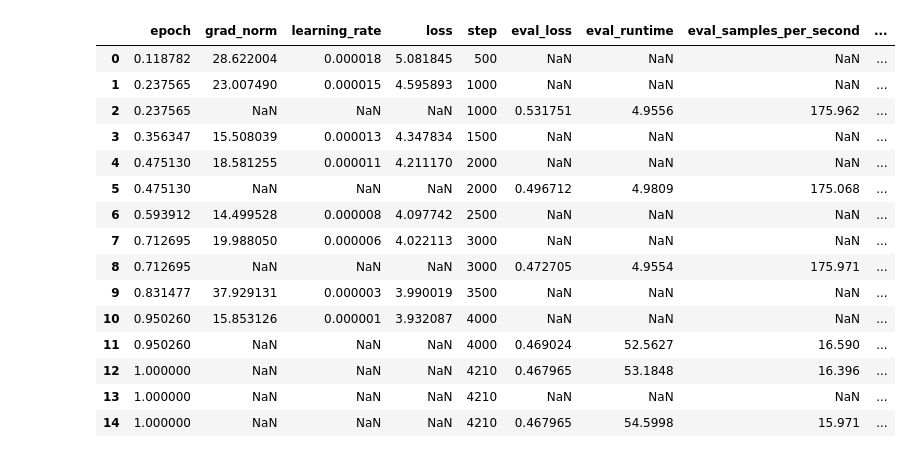
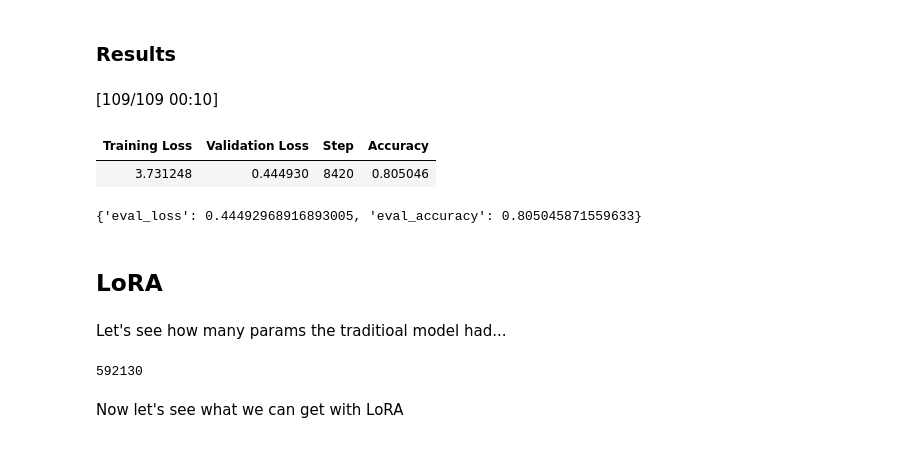
Before and after one commit to tzheng7679/cse5539_hw, a Jupyter notebook: prob_4.ipynb, the cells around one changed output. Cells and saved outputs as stored; diff of their text form; code cells hidden in the pictures.

```diff
--- a/prob_4.ipynb
+++ b/prob_4.ipynb
@@ -12,8 +11,0 @@ from datasets import load_dataset
-# %%
-# instantiate the model
-name = "answerdotai/ModernBERT-base"
-model = transformers.AutoModelForSequenceClassification.from_pretrained(
-    name,
-    dtype="auto",
-    num_labels=2,
-)
@@ -44,0 +82,2 @@ collator = transformers.DataCollatorWithPadding(tokenizer)
+# %%
+model = get_model()
@@ -47,28 +97,17 @@ collator = transformers.DataCollatorWithPadding(tokenizer)
 for param in model.base_model.parameters():
     param.requires_grad_(False)
 
-training_args = transformers.TrainingArguments(
-    output_dir="./drive/MyDrive/Colab Notebooks/ModernBert" if is_colab else './ModernBert',
-    num_train_epochs=1,
-    per_device_train_batch_size=2,
-    gradient_accumulation_steps=8,
-    bf16=True,
-    learning_rate=2e-5,
-    eval_strategy="steps",
-    eval_steps=1000,
-    save_strategy="steps",
-    save_steps=1000,
-    load_best_model_at_end=True,
-)
+# accuracy setup
+accuracy = evaluate.load("accuracy")
 
-trainer = transformers.Trainer(
-    model,
-    args=training_args,
-    train_dataset=ds["train"],
-    eval_dataset=ds["validation"],
-    processing_class=tokenizer,
-    data_collator=collator,
-)
+
+def calc_accuracy(p: EvalPrediction) -> dict:
+    return accuracy.compute(
+        predictions=p.predictions.argmax(axis=-1),  # type: ignore
+        references=p.label_ids,
+    )
+
+trainer = get_trainer(model, "sft")
 # %%
 trainer.train(resume_from_checkpoint=True)
 # %% [output]
@@ -80,19 +119,19 @@ TrainOutput(global_step=4210, training_loss=0.0, metrics={'train_runtime': 0.001
-# %%
-pd.DataFrame(trainer.state.log_history)
-# %% [output]
-|  | epoch | grad_norm | learning_rate | loss | step | eval_loss | eval_runtime | eval_samples_per_second | ... |
-| 0 | 0.118782 | 28.622004 | 0.000018 | 5.081845 | 500 | NaN | NaN | NaN | ... |
-| 1 | 0.237565 | 23.007490 | 0.000015 | 4.595893 | 1000 | NaN | NaN | NaN | ... |
-| 2 | 0.237565 | NaN | NaN | NaN | 1000 | 0.531751 | 4.9556 | 175.962 | ... |
-| 3 | 0.356347 | 15.508039 | 0.000013 | 4.347834 | 1500 | NaN | NaN | NaN | ... |
-| 4 | 0.475130 | 18.581255 | 0.000011 | 4.211170 | 2000 | NaN | NaN | NaN | ... |
-| 5 | 0.475130 | NaN | NaN | NaN | 2000 | 0.496712 | 4.9809 | 175.068 | ... |
-| 6 | 0.593912 | 14.499528 | 0.000008 | 4.097742 | 2500 | NaN | NaN | NaN | ... |
-| 7 | 0.712695 | 19.988050 | 0.000006 | 4.022113 | 3000 | NaN | NaN | NaN | ... |
-| 8 | 0.712695 | NaN | NaN | NaN | 3000 | 0.472705 | 4.9554 | 175.971 | ... |
-| 9 | 0.831477 | 37.929131 | 0.000003 | 3.990019 | 3500 | NaN | NaN | NaN | ... |
-| 10 | 0.950260 | 15.853126 | 0.000001 | 3.932087 | 4000 | NaN | NaN | NaN | ... |
-| 11 | 0.950260 | NaN | NaN | NaN | 4000 | 0.469024 | 52.5627 | 16.590 | ... |
-| 12 | 1.000000 | NaN | NaN | NaN | 4210 | 0.467965 | 53.1848 | 16.396 | ... |
-| 13 | 1.000000 | NaN | NaN | NaN | 4210 | NaN | NaN | NaN | ... |
-| 14 | 1.000000 | NaN | NaN | NaN | 4210 | 0.467965 | 54.5998 | 15.971 | ... |
+# %% [markdown]
+### Results
+# %%
+trainer.evaluate()
+# %% [output]
+[109/109 00:10]
+| Training Loss | Validation Loss | Step | Accuracy |
+| 3.731248 | 0.444930 | 8420 | 0.805046 |
+{'eval_loss': 0.44492968916893005, 'eval_accuracy': 0.805045871559633}
+# %% [markdown]
+## LoRA
+# %% [markdown]
+Let's see how many params the traditioal model had...
+# %%
+trainer.get_num_trainable_parameters()
+# %% [output]
+592130
+# %% [markdown]
+Now let's see what we can get with LoRA
```
Also changed, not shown: parts of 15 cells of this notebook.
